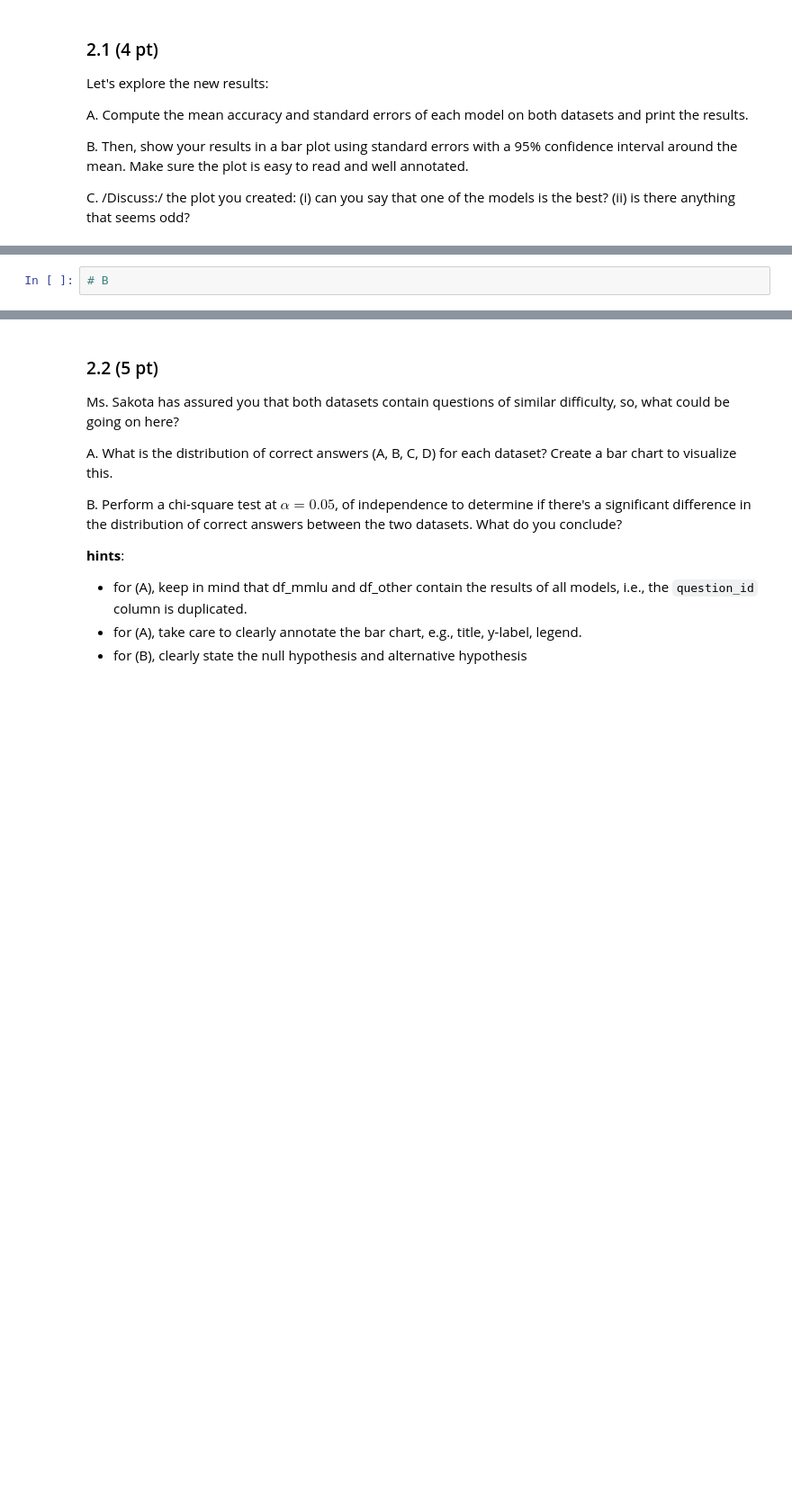
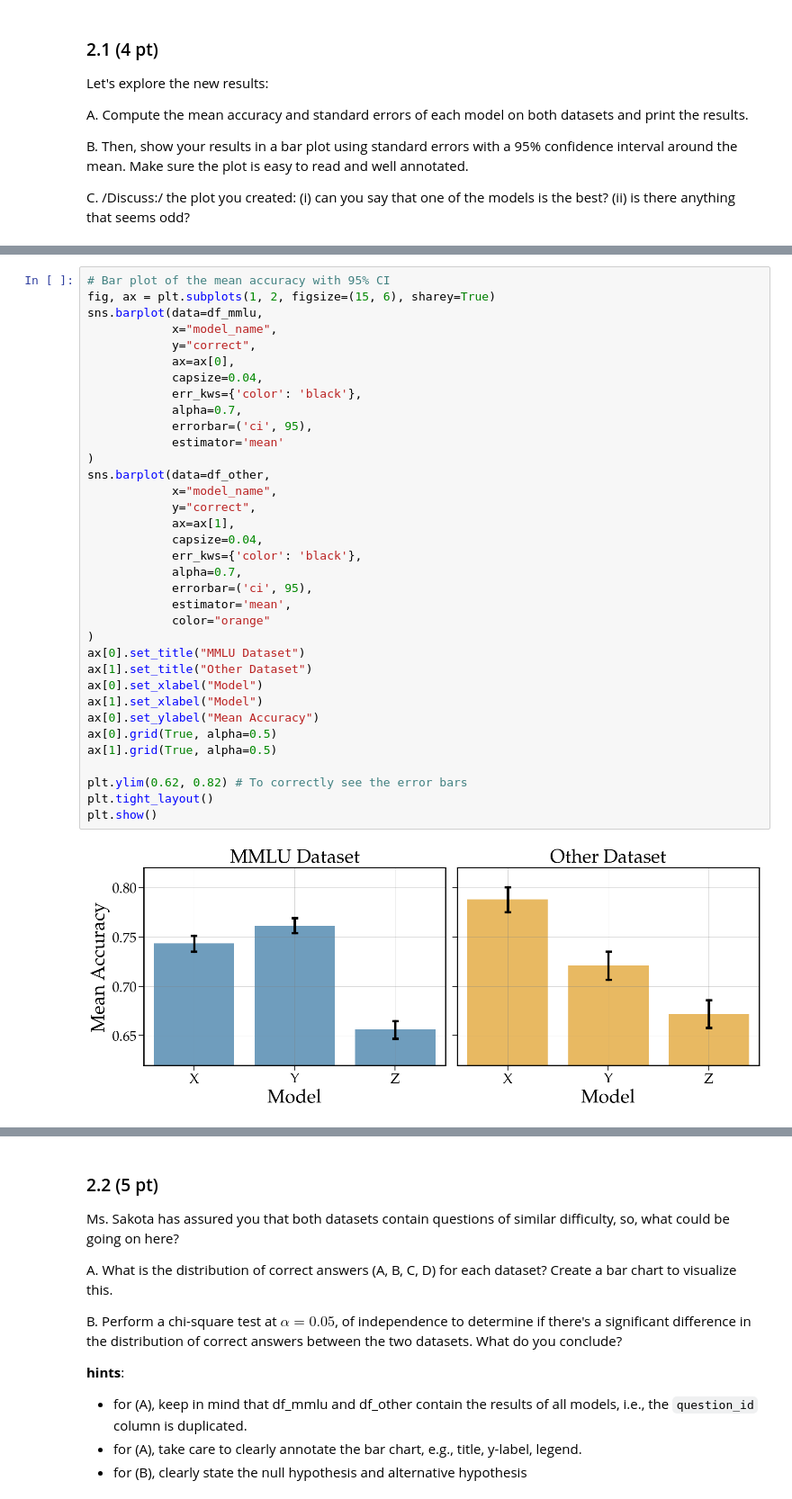
Before and after one commit to sylvainshan/Applied-Data-Analysis, a Jupyter notebook: Homework/01_PROJECT_NEUTRALITY/analysis.ipynb, the cells around one changed output, grey strips where cells are left out. Shown at 90% size. Cells and saved outputs as stored; diff of their text form; blank space fills up the shorter version.

```diff
--- a/Homework/01_PROJECT_NEUTRALITY/analysis.ipynb
+++ b/Homework/01_PROJECT_NEUTRALITY/analysis.ipynb
@@ -539,2 +559,37 @@ C. /Discuss:/ the plot you created: (i) can you say that one of the models is th
 # %%
-# B
+# Bar plot of the mean accuracy with 95% CI
+fig, ax = plt.subplots(1, 2, figsize=(15, 6), sharey=True)
+sns.barplot(data=df_mmlu,
+            x="model_name",
+            y="correct",
+            ax=ax[0],
+            capsize=0.04,
+            err_kws={'color': 'black'},
+            alpha=0.7,
+            errorbar=('ci', 95),
+            estimator='mean'
+)
+sns.barplot(data=df_other,
+            x="model_name",
+            y="correct",
+            ax=ax[1],
+            capsize=0.04,
+            err_kws={'color': 'black'},
+            alpha=0.7,
+            errorbar=('ci', 95),
+            estimator='mean',
+            color="orange"
+)
+ax[0].set_title("MMLU Dataset")
+ax[1].set_title("Other Dataset")
+ax[0].set_xlabel("Model")
+ax[1].set_xlabel("Model")
+ax[0].set_ylabel("Mean Accuracy")
+ax[0].grid(True, alpha=0.5)
+ax[1].grid(True, alpha=0.5)
+
+plt.ylim(0.62, 0.82) # To correctly see the error bars
+plt.tight_layout()
+plt.show()
+# %% [output]
+[figure, added]
```
Also changed, not shown: parts of 37 cells of this notebook, 2 other files.
